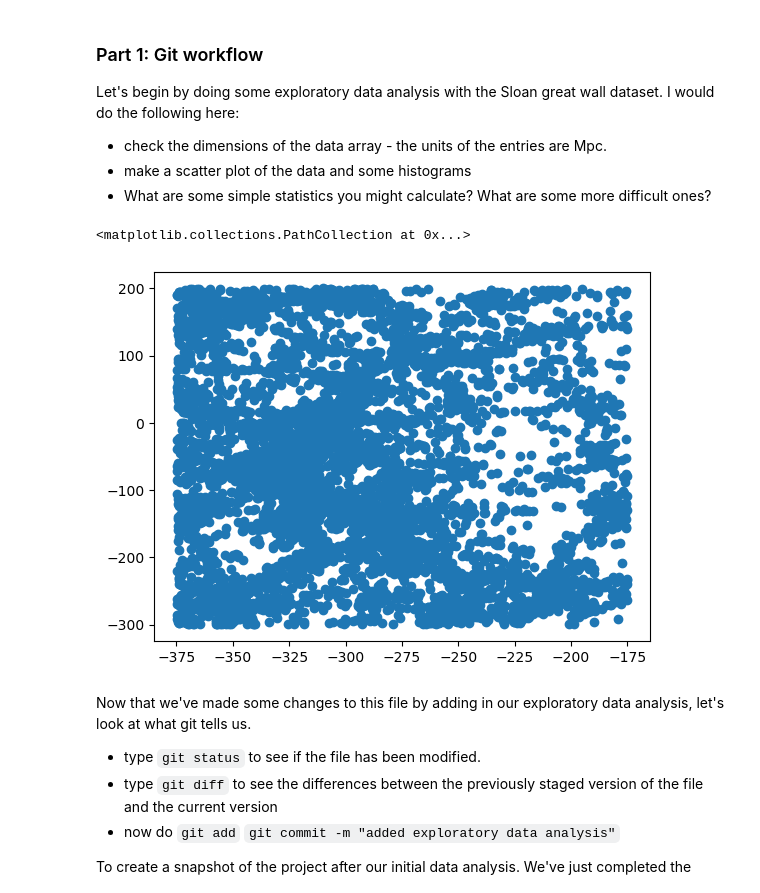
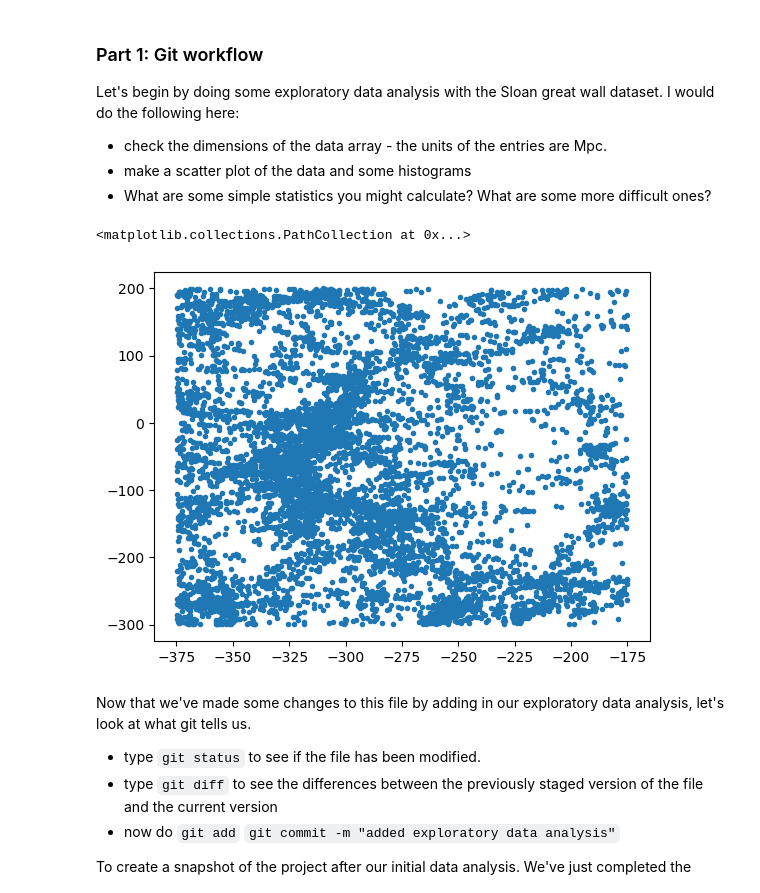
Before and after one commit to grantmerz/dsfp_session21_ex, a Jupyter notebook: DSFP_intro_2_git.ipynb, the cells around one changed output. Saved outputs shown, nothing was run; the diff lists cells and outputs as text; code cells hidden in the pictures.

```diff
--- a/DSFP_intro_2_git.ipynb
+++ b/DSFP_intro_2_git.ipynb
@@ -47,7 +47,7 @@ Let's begin by doing some exploratory data analysis with the Sloan great wall da
 * What are some simple statistics you might calculate? What are some more difficult ones?
 # %%
 # exploratory data analysis goes here
-plt.scatter(X[:,0],X[:,1])
+plt.scatter(X[:,0],X[:,1],marker='.')
 # %% [output]
 <matplotlib.collections.PathCollection at 0x...>
-[figure, old version]
+[figure, new version]
```
Also changed, not shown: parts of 12 cells of this notebook.
